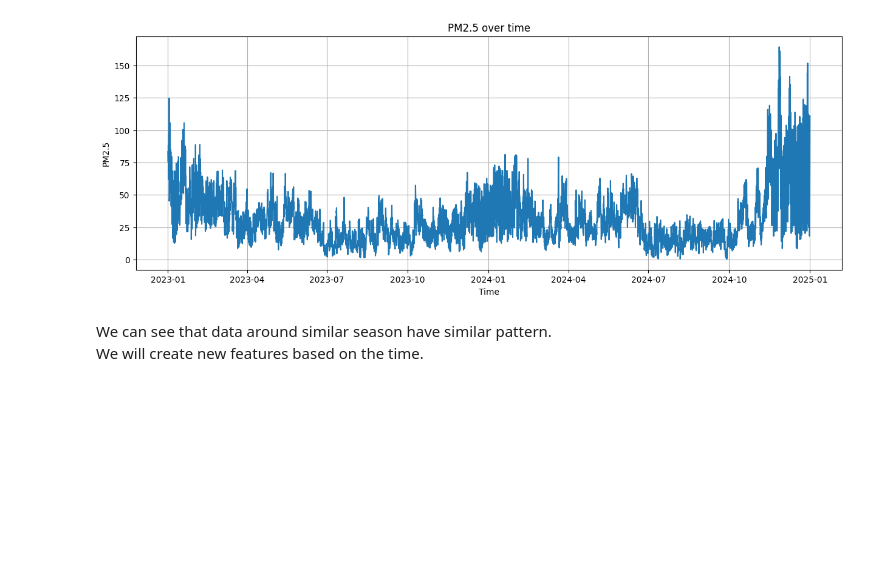
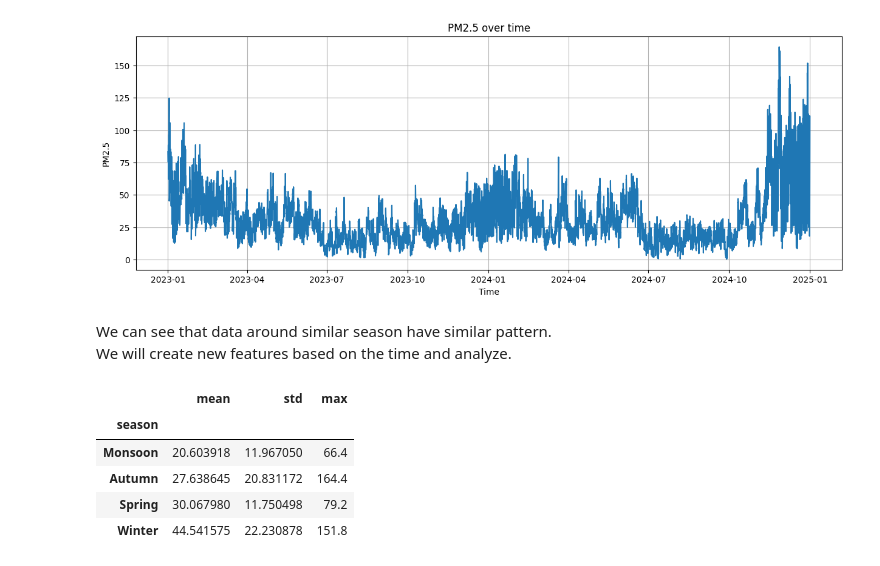
Before and after one commit to adarsha-7/pm25-forecasting, a Jupyter notebook: notebooks/eda/time_analysis.ipynb, the cells around one changed output. Cells and saved outputs as stored; diff of their text form; code cells hidden in the pictures; blank space fills up the shorter version.

Commit message:
seasonal analysis

```diff
--- a/notebooks/eda/time_analysis.ipynb
+++ b/notebooks/eda/time_analysis.ipynb
@@ -21,8 +21,29 @@ plt.show()
 [figure]
 # %% [markdown]
 We can see that data around similar season have similar pattern.
-We will create new features based on the time.
+We will create new features based on the time and analyze.
 # %%
 data["hour"] = data["time"].dt.hour
 data["day_of_week"] = data["time"].dt.dayofweek
 data["month"] = data["time"].dt.month
+# %%
+def get_season(month):
+    if month in [12, 1, 2]:
+        return "Winter"
+    elif month in [3, 4, 5]:
+        return "Spring"
+    elif month in [6, 7, 8]:
+        return "Monsoon"
+    else:
+        return "Autumn"
+
+data["season"] = data["time"].dt.month.apply(get_season)
+# %%
+data.groupby("season")["pm2_5"].agg(["mean", "std", "max"]).sort_values(by="mean")
+# %% [output]
+|  | mean | std | max |
+| season |  |  |  |
+| Monsoon | 20.603918 | 11.967050 | 66.4 |
+| Autumn | 27.638645 | 20.831172 | 164.4 |
+| Spring | 30.067980 | 11.750498 | 79.2 |
+| Winter | 44.541575 | 22.230878 | 151.8 |
```
